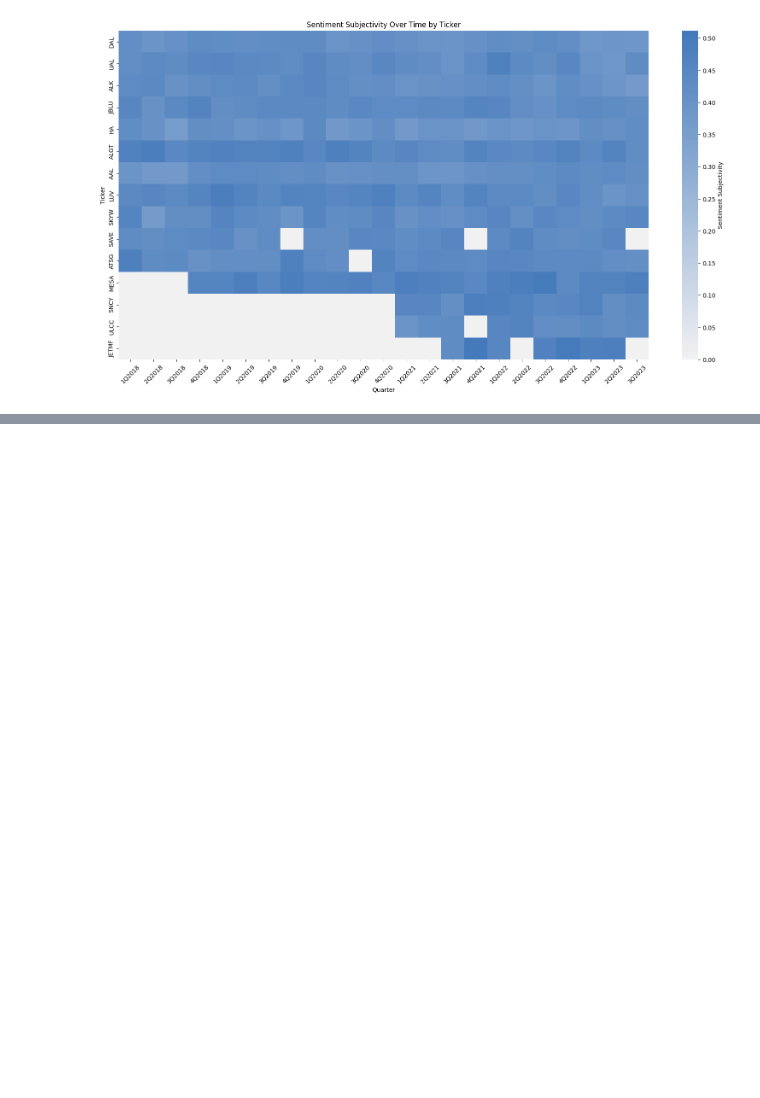
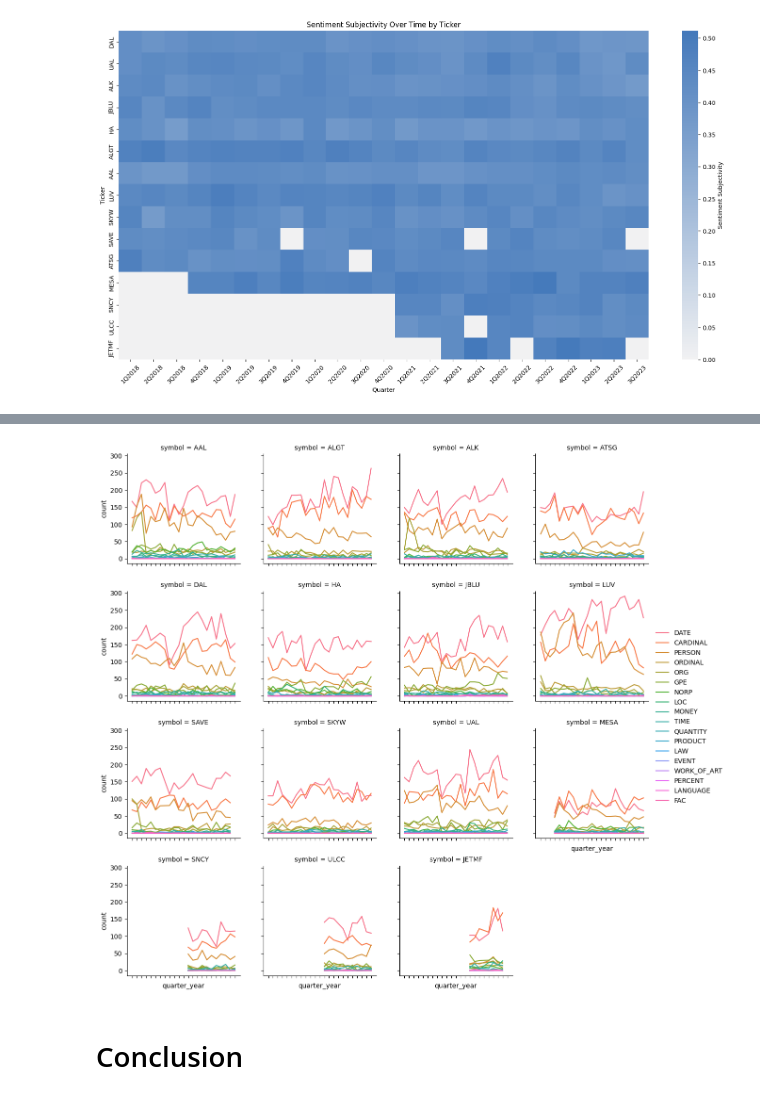
Before and after one commit to joshhaskell/earning_transcript_analysis, a Jupyter notebook: notebooks/call_level_eda.ipynb, the cells around one changed output, grey strips where cells are left out. Drawn from its saved outputs; the diff is of its cells as text; code cells hidden in the pictures; blank space fills up the shorter version.

```diff
--- a/notebooks/call_level_eda.ipynb
+++ b/notebooks/call_level_eda.ipynb
@@ -192,0 +268,19 @@ plt.show()
+# %%
+# Individual Ticker View
+# Aggregate NER counts for each document and ticker
+entity_counts_df['symbol'] = combined_transcripts_df['symbol']
+grouped_entity_counts = entity_counts_df.groupby(['quarter_year', 'symbol'], observed = True).sum().reset_index()
+
+# Reshape the dataframe for the facet grid
+melted_entity_counts = grouped_entity_counts.melt(id_vars=['quarter_year', 'symbol'], var_name='entity_type', value_name='count')
+
+# Create the grid
+g = sns.FacetGrid(melted_entity_counts, col="symbol", col_wrap=4, height=3, sharey=True)
+g = g.map(sns.lineplot, "quarter_year", "count", "entity_type")
+g.add_legend()
+g.set_xticklabels(rotation=45)
+plt.show()
+# %% [output]
+[figure, added]
+# %% [markdown]
+# Conclusion
```
Also changed, not shown: parts of 10 cells of this notebook, 19 other files.
